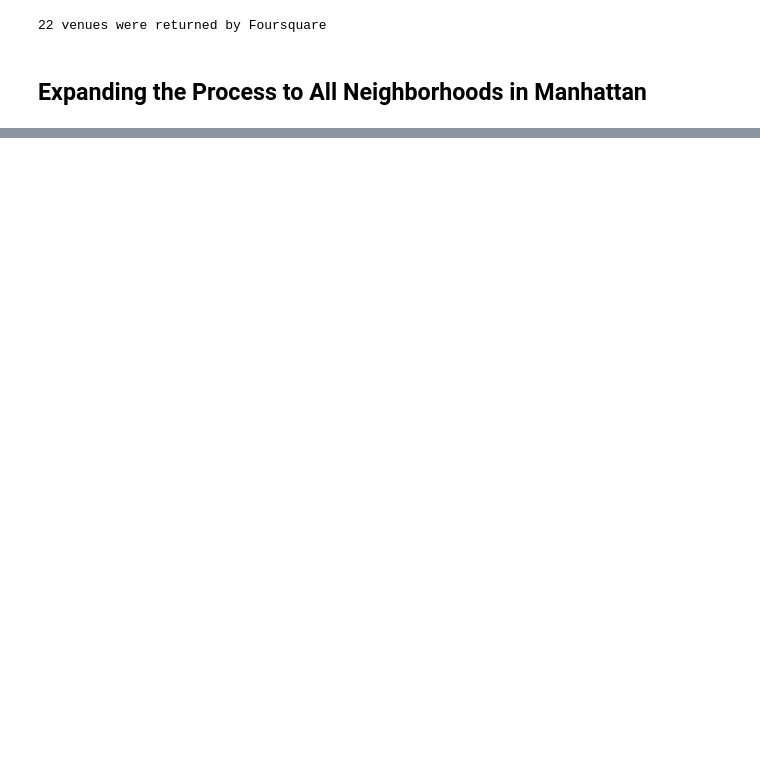
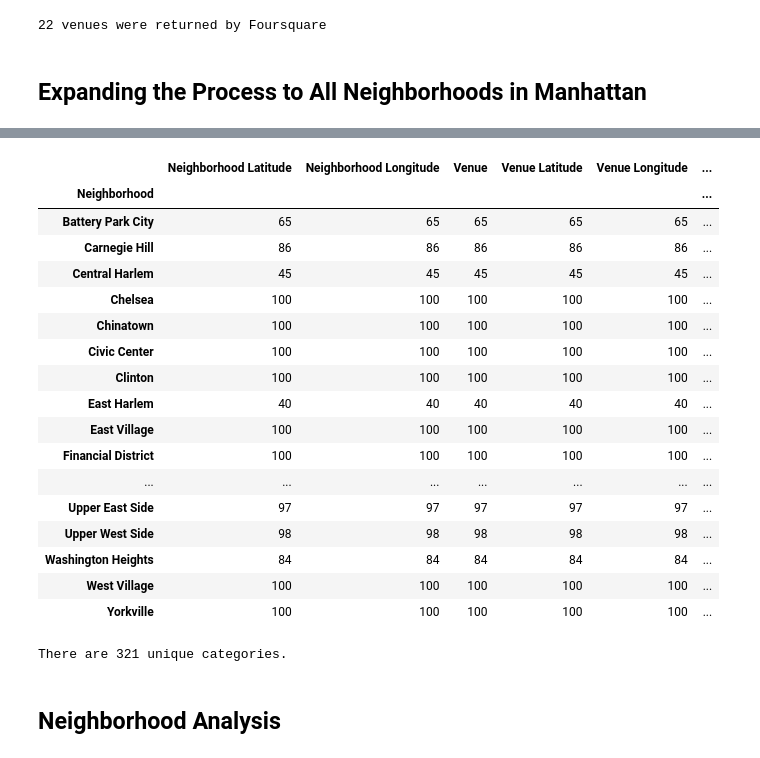
Before and after one commit to stumblingrobot/Battle_of_the_Neighborhoods, a Jupyter notebook: NYC_Neighboorhood_Segmentation.ipynb, the cells around one changed output, grey strips where cells are left out. Drawn from its saved outputs; the diff is of its cells as text; code cells hidden in the pictures; blank space fills up the shorter version.

Commit message:
Completed NYC Neighborhood Clustering Example

```diff
--- a/NYC_Neighboorhood_Segmentation.ipynb
+++ b/NYC_Neighboorhood_Segmentation.ipynb
@@ -260,13 +265,19 @@ print("{} venues were returned by Foursquare".format(nearby_venues.shape[0]))
 def getNearbyVenues(names, latitudes, longitudes, radius=500):
 
     venues_list=[]
-    for name,lat,lng in zip(names, latitudes, longitudes):
+    for name, lat, lng in zip(names, latitudes, longitudes):
         print(name)
 
-        url = 'https://api.foursquare.com/v2/venues/explore?&client_id={}&client_secret={},&v={}&ll={},{}&radius={}&limit={}'.format(
-            CLIENT_ID, CLIENT_SECRET, VERSION, lat, lng, radius, LIMIT)
+        url = 'https://api.foursquare.com/v2/venues/explore?client_id={}&client_secret={}&v={}&ll={},{}&radius={}&limit={}'.format(
+            CLIENT_ID,
+            CLIENT_SECRET,
+            VERSION,
+            lat,
+            lng,
+            radius,
+            LIMIT)
 
-        results = requests.get(url).json()['response']['groups'][0]['items']
+        results = requests.get(url).json()["response"]['groups'][0]['items']
 
         venues_list.append([(
             name,
@@ -277,11 +288,15 @@ def getNearbyVenues(names, latitudes, longitudes, radius=500):
             v['venue']['location']['lng'],
             v['venue']['categories'][0]['name']) for v in results])
 
-        nearby_venues = pd.DataFrame([item for venue_list in venues_list for item in venue_list])
-        nearby_venues.columns=['Neighborhood', 'Neighborhood Latitude','Neighborhood Longitude','Venue','Venue Latitude','Venue Longitude','Venue Category']
+    nearby_venues = pd.DataFrame([item for venue_list in venues_list for item in venue_list])
+    nearby_venues.columns = ['Neighborhood', 'Neighborhood Latitude', 'Neighborhood Longitude', 'Venue', 'Venue Latitude', 'Venue Longitude', 'Venue Category']
 
-        return(nearby_venues)
+    return(nearby_venues)
 # %%
-manhattan_venues = getNearbyVenues(names = manhattan_data['Neighborhood'],latitudes=manhattan_data['Latitude'],longitudes=manhattan_data['Longitude'])
+names = manhattan_data['Neighborhood']
+latitudes = manhattan_data['Latitude']
+longitudes = manhattan_data['Longitude']
+
+manhattan_venues = getNearbyVenues(names, latitudes, longitudes)
 # %% [output]
 Marble Hill
@@ -304,0 +330,27 @@ results
+# %%
+manhattan_venues.groupby('Neighborhood').count()
+# %% [output]
+|  | Neighborhood Latitude | Neighborhood Longitude | Venue | Venue Latitude | Venue Longitude | ... |
+| Neighborhood |  |  |  |  |  | ... |
+| Battery Park City | 65 | 65 | 65 | 65 | 65 | ... |
+| Carnegie Hill | 86 | 86 | 86 | 86 | 86 | ... |
+| Central Harlem | 45 | 45 | 45 | 45 | 45 | ... |
+| Chelsea | 100 | 100 | 100 | 100 | 100 | ... |
+| Chinatown | 100 | 100 | 100 | 100 | 100 | ... |
+| Civic Center | 100 | 100 | 100 | 100 | 100 | ... |
+| Clinton | 100 | 100 | 100 | 100 | 100 | ... |
+| East Harlem | 40 | 40 | 40 | 40 | 40 | ... |
+| East Village | 100 | 100 | 100 | 100 | 100 | ... |
+| Financial District | 100 | 100 | 100 | 100 | 100 | ... |
+| ... | ... | ... | ... | ... | ... | ... |
+| Upper East Side | 97 | 97 | 97 | 97 | 97 | ... |
+| Upper West Side | 98 | 98 | 98 | 98 | 98 | ... |
+| Washington Heights | 84 | 84 | 84 | 84 | 84 | ... |
+| West Village | 100 | 100 | 100 | 100 | 100 | ... |
+| Yorkville | 100 | 100 | 100 | 100 | 100 | ... |
+# %%
+print("There are {} unique categories.".format(len(manhattan_venues['Venue Category'].unique())))
+# %% [output]
+There are 321 unique categories.
+# %% [markdown]
+## Neighborhood Analysis
```
Also changed, not shown: parts of 22 cells of this notebook.
